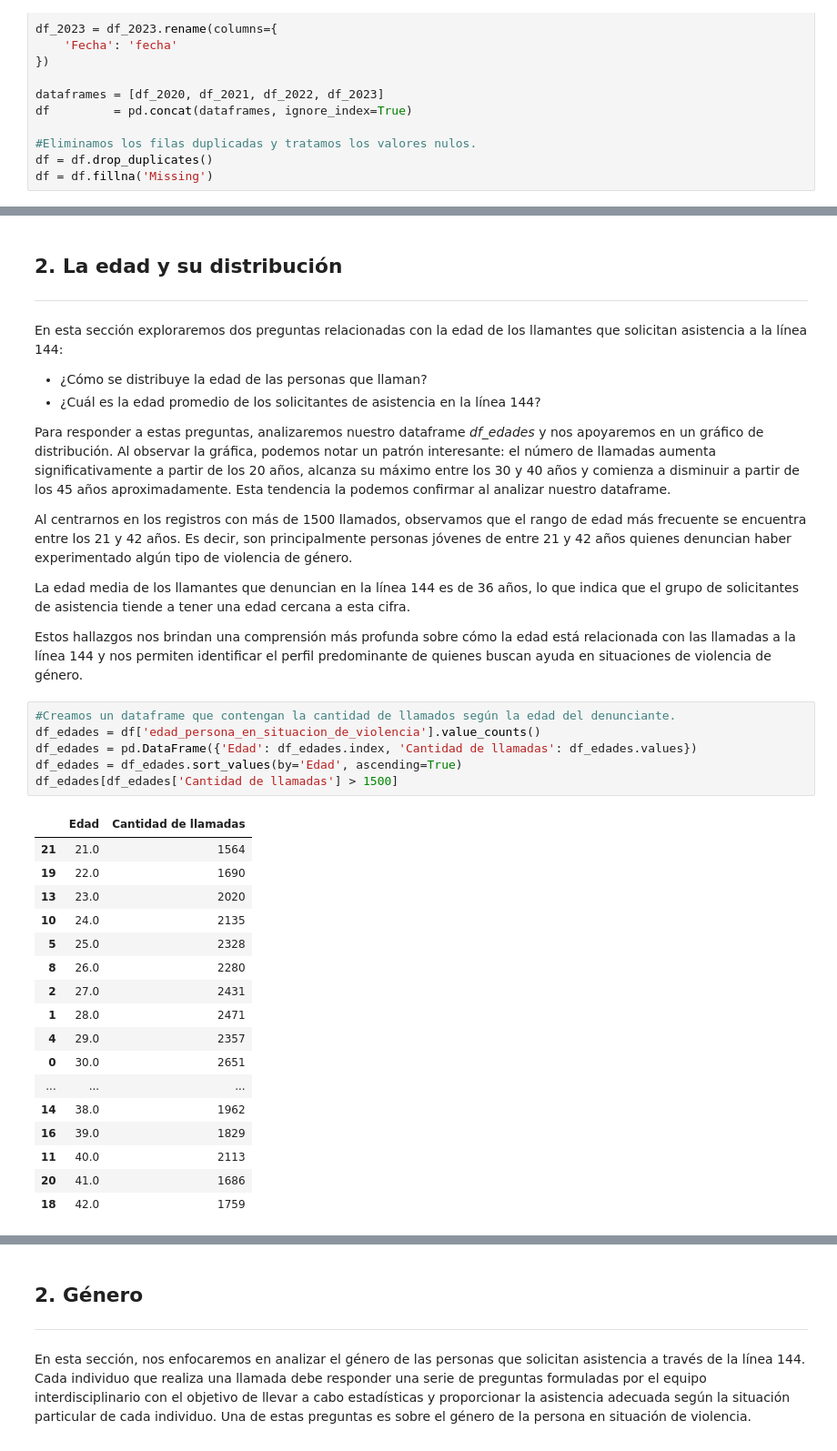
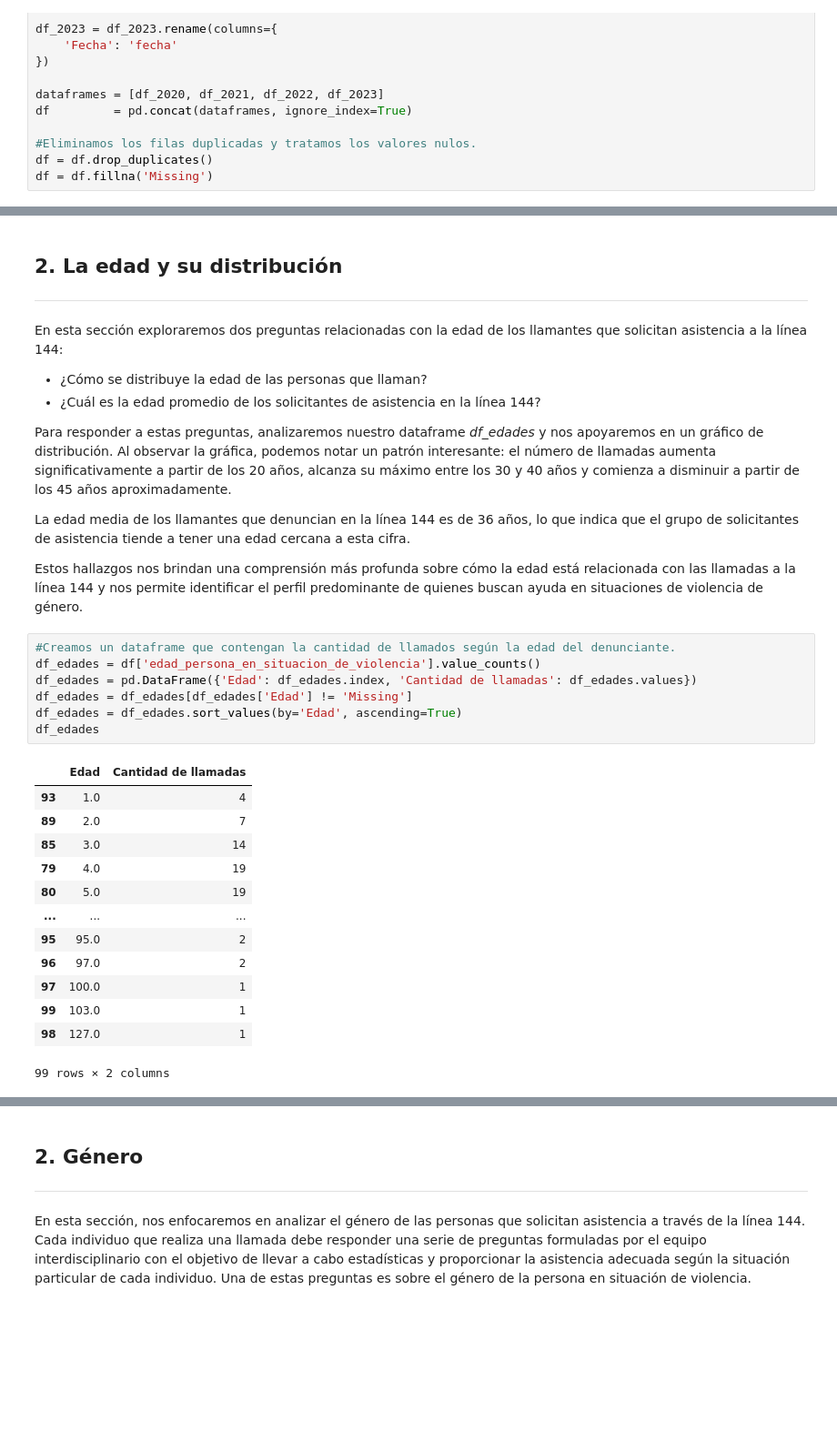
Before and after one commit to DataAnalystGabo/Analisis-Exploratorio-de-Datos-Linea-144, a Jupyter notebook: Notebooks/analisis.ipynb, the cells around one changed output, grey strips where cells are left out. Shown at 91% size. Cells and saved outputs as stored; diff of their text form; blank space fills up the shorter version.

```diff
--- a/Notebooks/analisis.ipynb
+++ b/Notebooks/analisis.ipynb
@@ -94,36 +94,31 @@ En esta sección exploraremos dos preguntas relacionadas con la edad de los llam
 - ¿Cómo se distribuye la edad de las personas que llaman?
 - ¿Cuál es la edad promedio de los solicitantes de asistencia en la línea 144?
 
-Para responder a estas preguntas, analizaremos nuestro dataframe *df_edades* y nos apoyaremos en un gráfico de distribución. Al observar la gráfica, podemos notar un patrón interesante: el número de llamadas aumenta significativamente a partir de los 20 años, alcanza su máximo entre los 30 y 40 años y comienza a disminuir a partir de los 45 años aproximadamente. Esta tendencia la podemos confirmar al analizar nuestro dataframe.
-
-  Al centrarnos en los registros con más de 1500 llamados, observamos que el rango de edad más frecuente se encuentra entre los 21 y 42 años. Es decir, son principalmente personas jóvenes de entre 21 y 42 años quienes denuncian haber experimentado algún tipo de violencia de género.
+Para responder a estas preguntas, analizaremos nuestro dataframe *df_edades* y nos apoyaremos en un gráfico de distribución. Al observar la gráfica, podemos notar un patrón interesante: el número de llamadas aumenta significativamente a partir de los 20 años, alcanza su máximo entre los 30 y 40 años y comienza a disminuir a partir de los 45 años aproximadamente.
 
   La edad media de los llamantes que denuncian en la línea 144 es de 36 años, lo que indica que el grupo de solicitantes de asistencia tiende a tener una edad cercana a esta cifra.
 
-  Estos hallazgos nos brindan una comprensión más profunda sobre cómo la edad está relacionada con las llamadas a la línea 144 y nos permiten identificar el perfil predominante de quienes buscan ayuda en situaciones de violencia de género.
+  Estos hallazgos nos brindan una comprensión más profunda sobre cómo la edad está relacionada con las llamadas a la línea 144 y nos permite identificar el perfil predominante de quienes buscan ayuda en situaciones de violencia de género.
 # %%
 #Creamos un dataframe que contengan la cantidad de llamados según la edad del denunciante.
 df_edades = df['edad_persona_en_situacion_de_violencia'].value_counts()
 df_edades = pd.DataFrame({'Edad': df_edades.index, 'Cantidad de llamadas': df_edades.values})
+df_edades = df_edades[df_edades['Edad'] != 'Missing']
 df_edades = df_edades.sort_values(by='Edad', ascending=True)
-df_edades[df_edades['Cantidad de llamadas'] > 1500]
+df_edades
 # %% [output]
 |  | Edad | Cantidad de llamadas |
-| 21 | 21.0 | 1564 |
-| 19 | 22.0 | 1690 |
-| 13 | 23.0 | 2020 |
-| 10 | 24.0 | 2135 |
-| 5 | 25.0 | 2328 |
-| 8 | 26.0 | 2280 |
-| 2 | 27.0 | 2431 |
-| 1 | 28.0 | 2471 |
-| 4 | 29.0 | 2357 |
-| 0 | 30.0 | 2651 |
+| 93 | 1.0 | 4 |
+| 89 | 2.0 | 7 |
+| 85 | 3.0 | 14 |
+| 79 | 4.0 | 19 |
+| 80 | 5.0 | 19 |
 | ... | ... | ... |
-| 14 | 38.0 | 1962 |
-| 16 | 39.0 | 1829 |
-| 11 | 40.0 | 2113 |
-| 20 | 41.0 | 1686 |
-| 18 | 42.0 | 1759 |
+| 95 | 95.0 | 2 |
+| 96 | 97.0 | 2 |
+| 97 | 100.0 | 1 |
+| 99 | 103.0 | 1 |
+| 98 | 127.0 | 1 |
+99 rows × 2 columns
 # %%
 #Calculamos la edad media de los llamantes.
```
Also changed, not shown: parts of 9 cells of this notebook.
